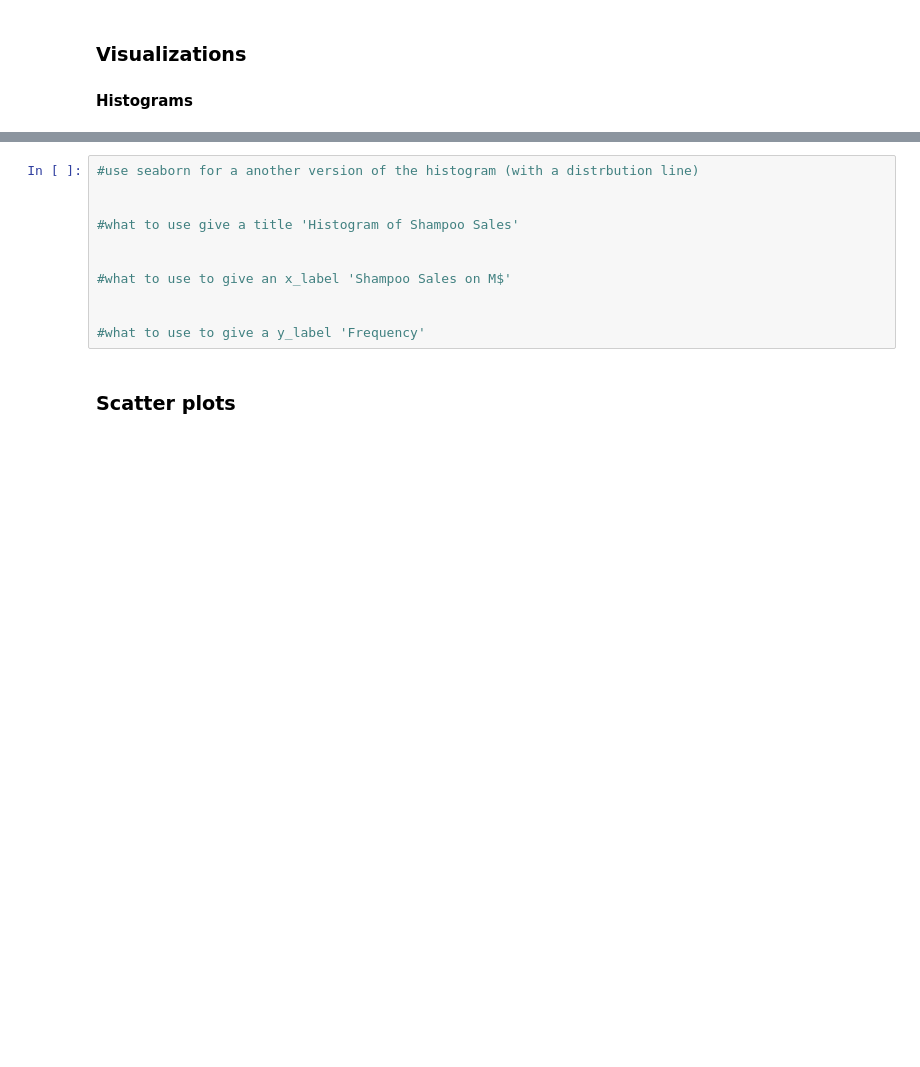
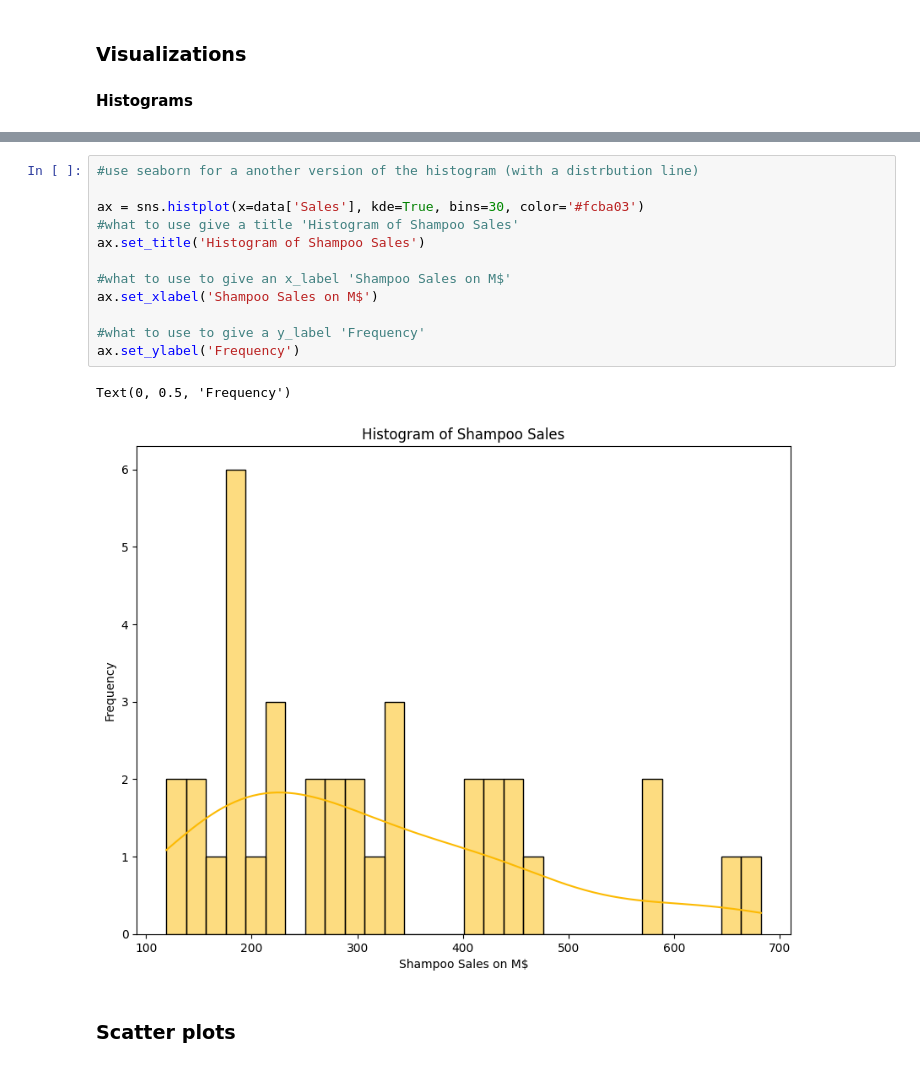
Before and after one commit to iragca/DS412-Time-Series-Analysis-and-Stochastic-Processes, a Jupyter notebook: notebooks/Basic Statistics - Descriptive and Inferential (Student's Copy).ipynb, the cells around one changed output, grey strips where cells are left out. Drawn from its saved outputs; the diff is of its cells as text; blank space fills up the shorter version.

```diff
--- a/notebooks/Basic Statistics - Descriptive and Inferential (Student's Copy).ipynb
+++ b/notebooks/Basic Statistics - Descriptive and Inferential (Student's Copy).ipynb
@@ -121,14 +203,18 @@ data.hist();
 # %%
 #use seaborn for a another version of the histogram (with a distrbution line)
 
-
+ax = sns.histplot(x=data['Sales'], kde=True, bins=30, color='#fcba03')
 #what to use give a title 'Histogram of Shampoo Sales'
-
+ax.set_title('Histogram of Shampoo Sales')
 
 #what to use to give an x_label 'Shampoo Sales on M$'
-
+ax.set_xlabel('Shampoo Sales on M$')
 
 #what to use to give a y_label 'Frequency'
+ax.set_ylabel('Frequency')
+# %% [output]
+Text(0, 0.5, 'Frequency')
+[figure, added]
 # %% [markdown]
 ### Scatter plots
 # %%
```
Also changed, not shown: parts of 17 cells of this notebook.
